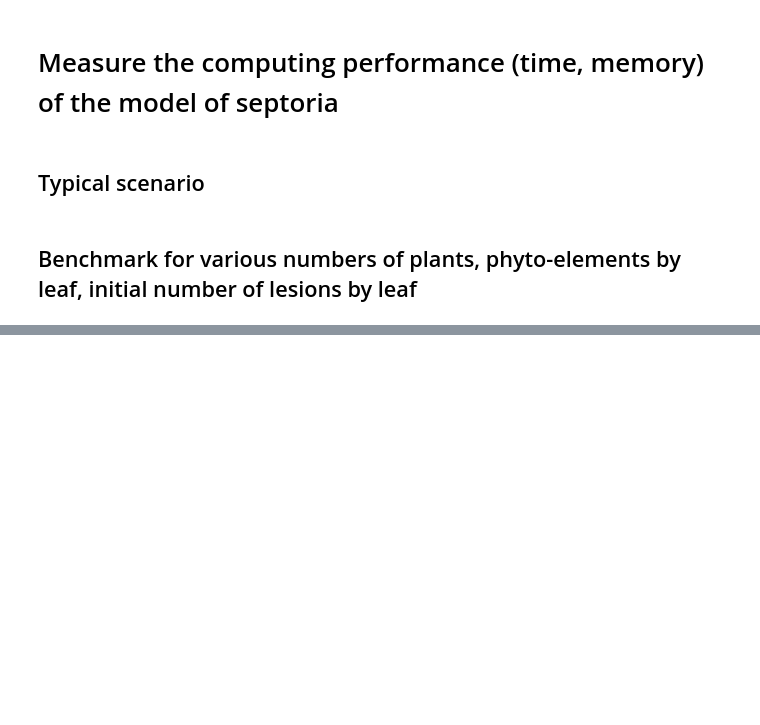
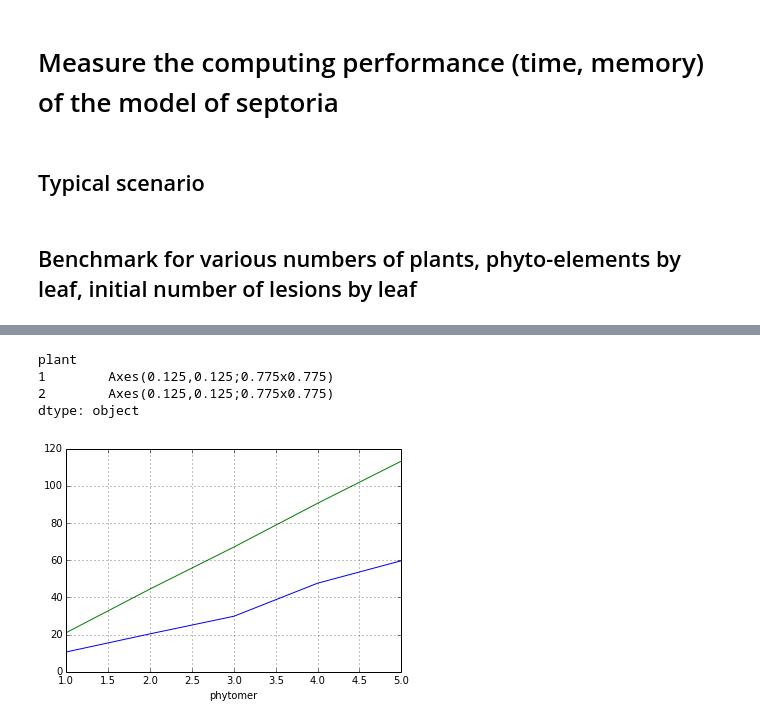
Before and after one commit to openalea-incubator/alep, a Jupyter notebook: alep/example/performance_benchmark.ipynb, the cells around one changed output, grey strips where cells are left out. Drawn from its saved outputs; the diff is of its cells as text; code cells hidden in the pictures; blank space fills up the shorter version.

```diff
--- a/alep/example/performance_benchmark.ipynb
+++ b/alep/example/performance_benchmark.ipynb
@@ -168,0 +156,8 @@ df = pd.DataFrame.from_csv('bench.txt',sep=',',index_col=None)
+# %%
+df.groupby('plant').plot(y='time', x='phytomer')
+# %% [output]
+plant
+1        Axes(0.125,0.125;0.775x0.775)
+2        Axes(0.125,0.125;0.775x0.775)
+dtype: object
+[figure, added]
```
Also changed, not shown: parts of 5 cells of this notebook, 1 other file.
